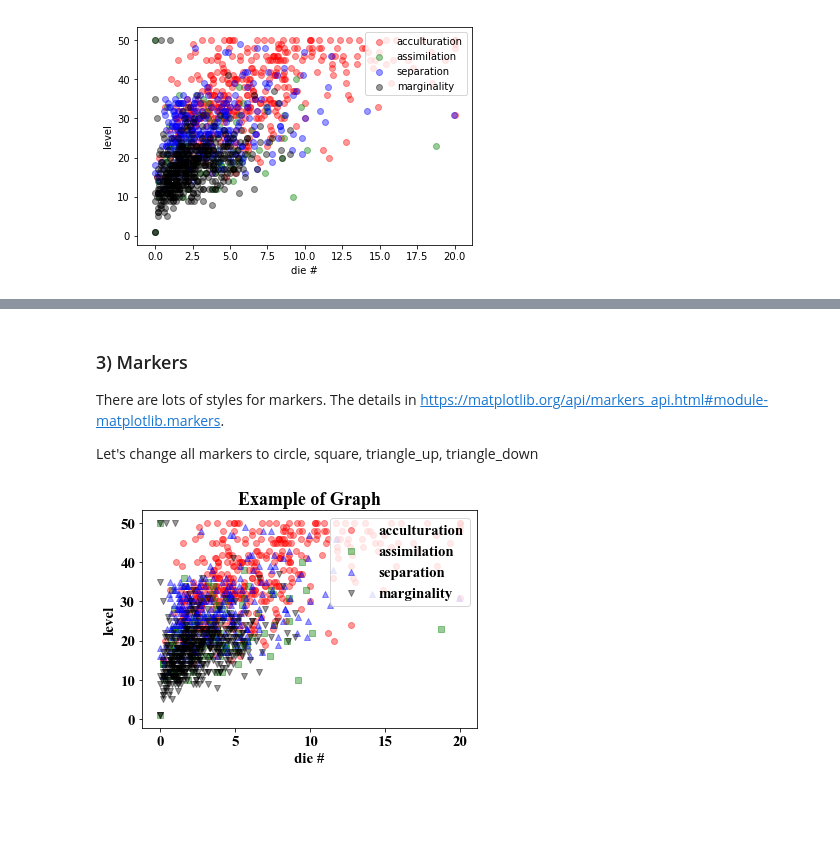
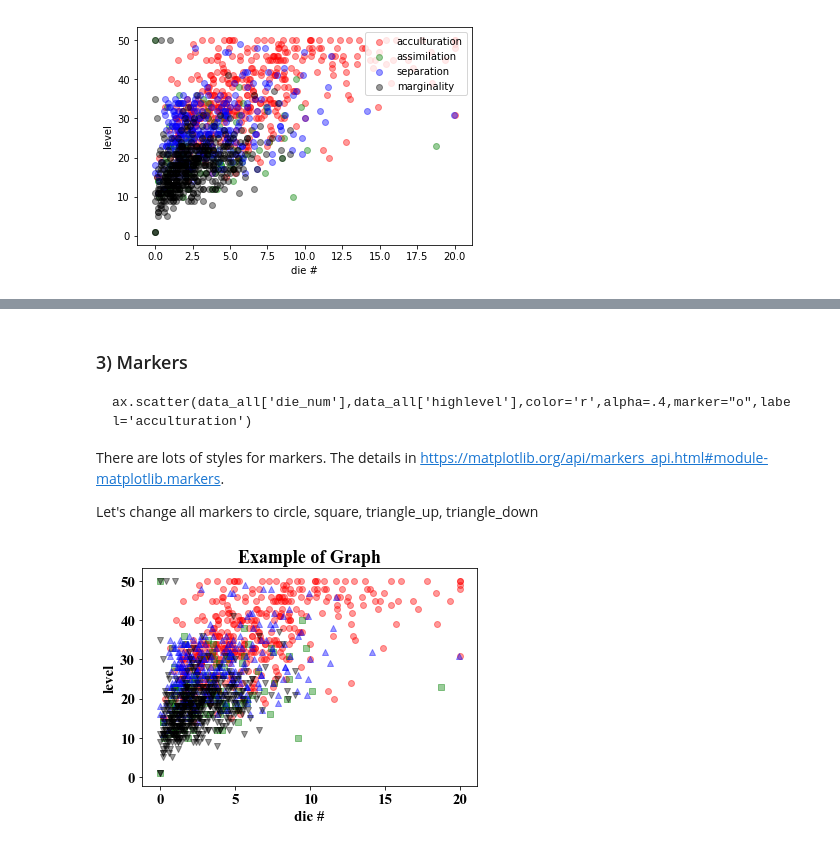
Before and after one commit to ahroobe/matplotlib_pyplot, a Jupyter notebook: plot_scatter.ipynb, the cells around one changed output, grey strips where cells are left out. Drawn from its saved outputs; the diff is of its cells as text; code cells hidden in the pictures; blank space fills up the shorter version.

````diff
--- a/plot_scatter.ipynb
+++ b/plot_scatter.ipynb
@@ -101,5 +115,9 @@ plt.show()
 # %% [markdown]
 ### 3) Markers
+
+```
+ax.scatter(data_all['die_num'],data_all['highlevel'],color='r',alpha=.4,marker="o",label='acculturation')
+```
 
 There are lots of styles for markers.
 The details in https://matplotlib.org/api/markers_api.html#module-matplotlib.markers.
@@ -108,15 +126,14 @@ Let's change all markers to circle, square, triangle_up, triangle_down
 # %%
 fig, ax = plt.subplots()
 ax.scatter(data_all['die_num'],data_all['highlevel'],color='r',alpha=.4,marker="o",label='acculturation')
 ax.scatter(data_soc['die_num'],data_soc['highlevel'],color='g',alpha=.4,marker="s",label='assimilation')
 ax.scatter(data_ind['die_num'],data_ind['highlevel'],color='b',alpha=.4,marker="^",label='separation')
 ax.scatter(data_no['die_num'],data_no['highlevel'],color='black',alpha=.4,marker="v",label='marginality')
-## Make a legend at upper right
-plt.legend(loc='upper right')
+
 ## X, Y label name
 plt.title('Example of Graph')
 plt.xlabel('die #')
 plt.ylabel('level')
 plt.show()
 # %% [output]
-[figure, old version]
+[figure, new version]
````
Also changed, not shown: parts of 8 cells of this notebook, 1 other file.
